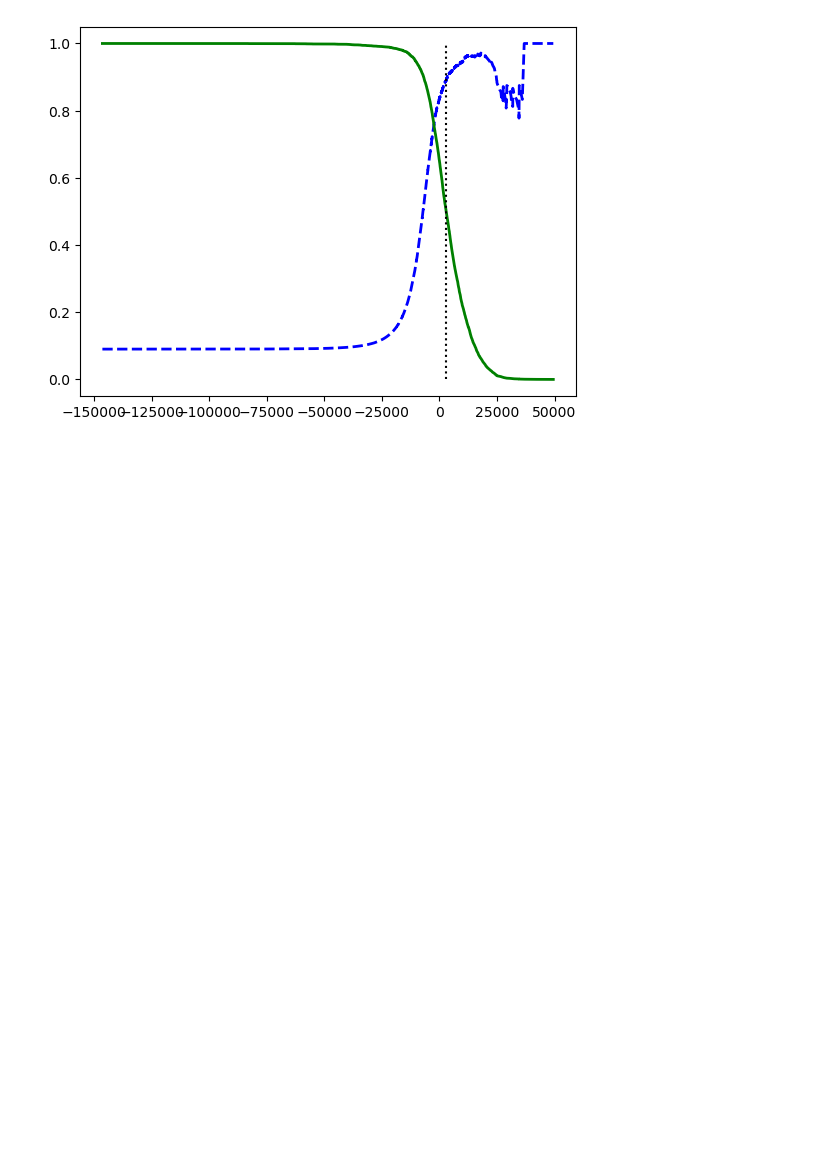
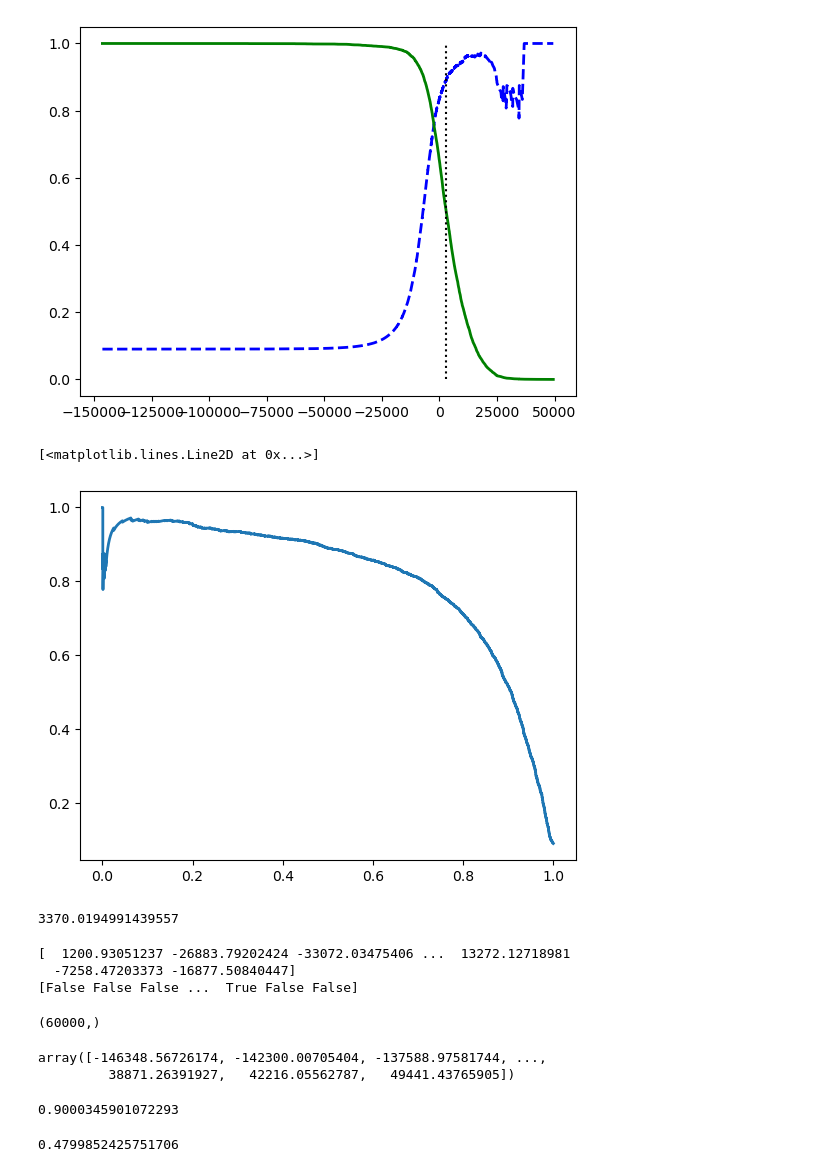
Before and after one commit to HamSandwichWithHam/Machine-Learning-Textbook, a Jupyter notebook: Chapter 3 typing myself.ipynb, the cells around one changed output. Cells and saved outputs as stored; diff of their text form; code cells hidden in the pictures; blank space fills up the shorter version.

```diff
--- a/Chapter 3 typing myself.ipynb
+++ b/Chapter 3 typing myself.ipynb
@@ -209,3 +209,41 @@ plt.show
 # %% [output]
 <function matplotlib.pyplot.show(close=None, block=None)>
 [figure]
+# %%
+plt.plot(recalls, precisions, linewidth=2, label='Precision/Recall curve')
+# %% [output]
+[<matplotlib.lines.Line2D at 0x...>]
+[figure, added]
+# %%
+index_for_90_precision = (precisions >= 0.90).argmax()
+threshold_for_90_precision = thresholds[index_for_90_precision]
+threshold_for_90_precision
+# %% [output]
+3370.0194991439557
+# %%
+y_train_pred_90 = (y_scores >= threshold_for_90_precision)
+
+print(y_scores)
+print(y_train_pred_90)
+# %% [output]
+[  1200.93051237 -26883.79202424 -33072.03475406 ...  13272.12718981
+  -7258.47203373 -16877.50840447]
+[False False False ...  True False False]
+# %%
+thresholds.shape
+# %% [output]
+(60000,)
+# %%
+thresholds
+# %% [output]
+array([-146348.56726174, -142300.00705404, -137588.97581744, ...,
+         38871.26391927,   42216.05562787,   49441.43765905])
+# %%
+precision_score(y_train_5, y_train_pred_90)
+# %% [output]
+0.9000345901072293
+# %%
+recall_at_90_precision = recall_score(y_train_5, y_train_pred_90)
+recall_at_90_precision
+# %% [output]
+0.4799852425751706
```
Also changed, not shown: parts of 10 cells of this notebook.
